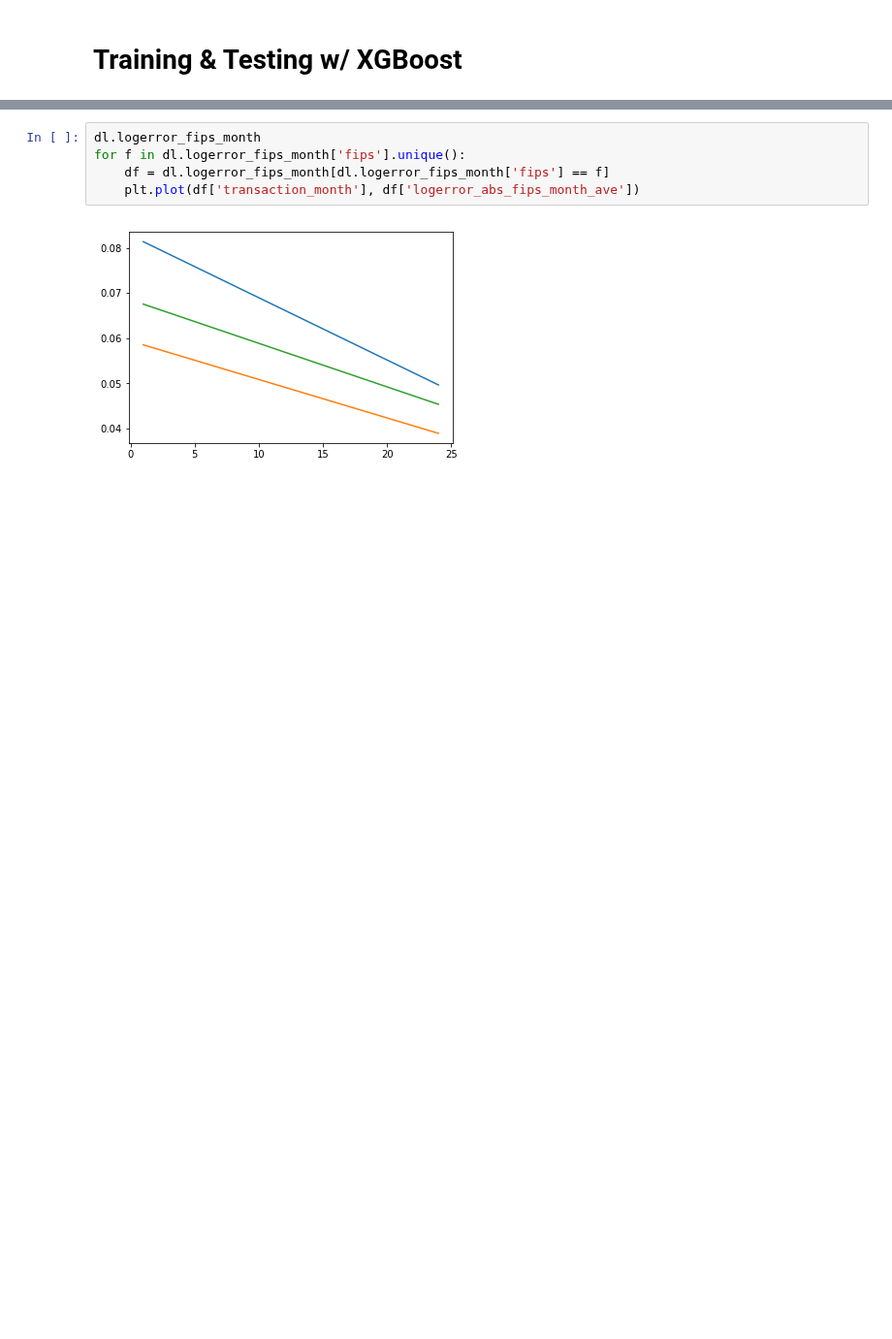
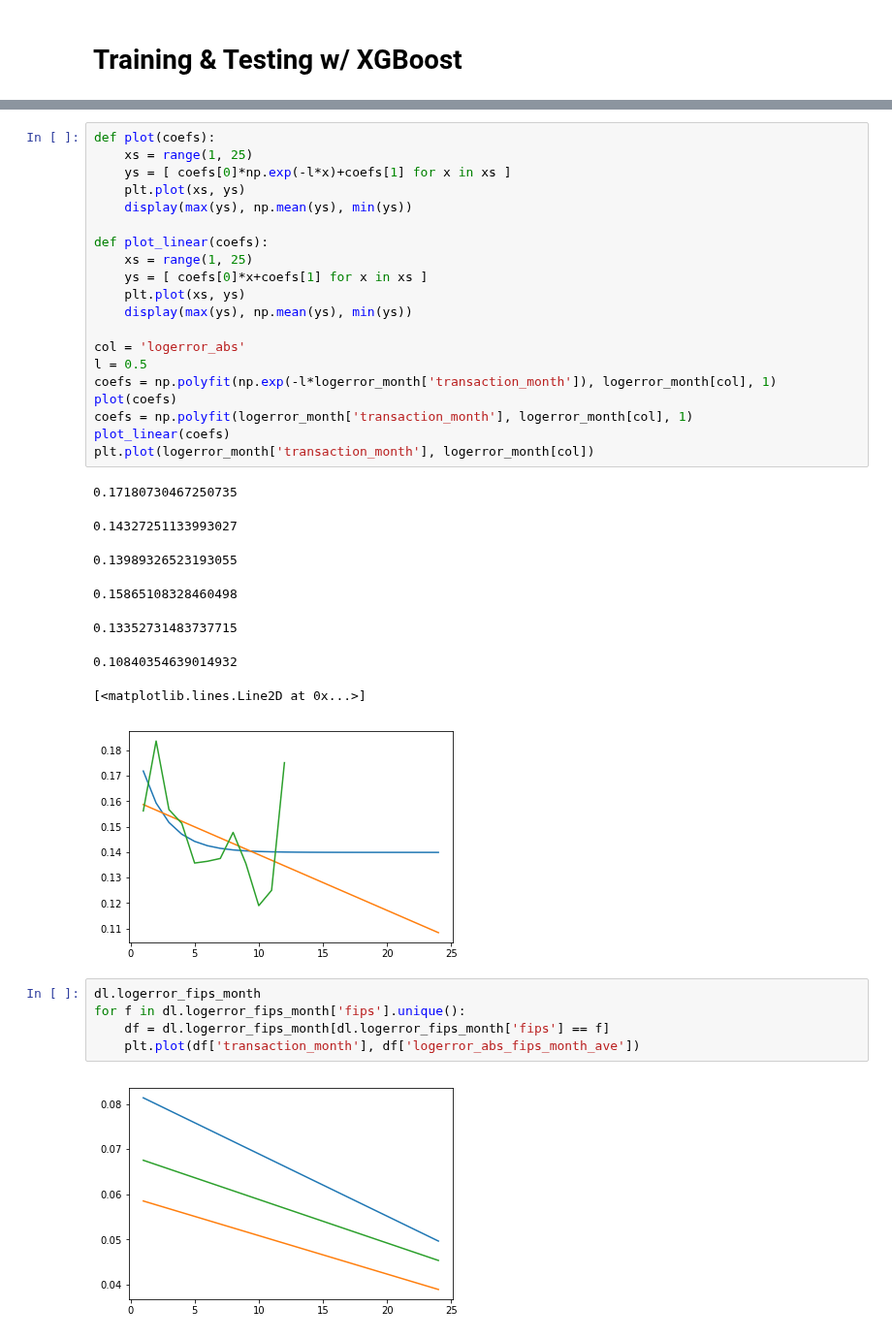
Before and after one commit to ibratface/dl_projects, a Jupyter notebook: zillow.ipynb, the cells around one changed output, grey strips where cells are left out. Shown at 97% size. Cells and saved outputs as stored; diff of their text form; blank space fills up the shorter version.

```diff
--- a/zillow.ipynb
+++ b/zillow.ipynb
@@ -333,3 +489,32 @@ plt.plot(dl.logerror_month['transaction_month'], dl.logerror_month['logerror_mon
+# %%
+def plot(coefs):
+    xs = range(1, 25)
+    ys = [ coefs[0]*np.exp(-l*x)+coefs[1] for x in xs ]
+    plt.plot(xs, ys)
+    display(max(ys), np.mean(ys), min(ys))
+
+def plot_linear(coefs):
+    xs = range(1, 25)
+    ys = [ coefs[0]*x+coefs[1] for x in xs ]
+    plt.plot(xs, ys)
+    display(max(ys), np.mean(ys), min(ys))
+
+col = 'logerror_abs'
+l = 0.5
+coefs = np.polyfit(np.exp(-l*logerror_month['transaction_month']), logerror_month[col], 1)
+plot(coefs)
+coefs = np.polyfit(logerror_month['transaction_month'], logerror_month[col], 1)
+plot_linear(coefs)
+plt.plot(logerror_month['transaction_month'], logerror_month[col])
+# %% [output]
+0.17180730467250735
+0.14327251133993027
+0.13989326523193055
+0.15865108328460498
+0.13352731483737715
+0.10840354639014932
+[<matplotlib.lines.Line2D at 0x...>]
+[figure, added]
 # %%
 dl.logerror_fips_month
 for f in dl.logerror_fips_month['fips'].unique():
```
Also changed, not shown: parts of 56 cells of this notebook, 2 other files.
